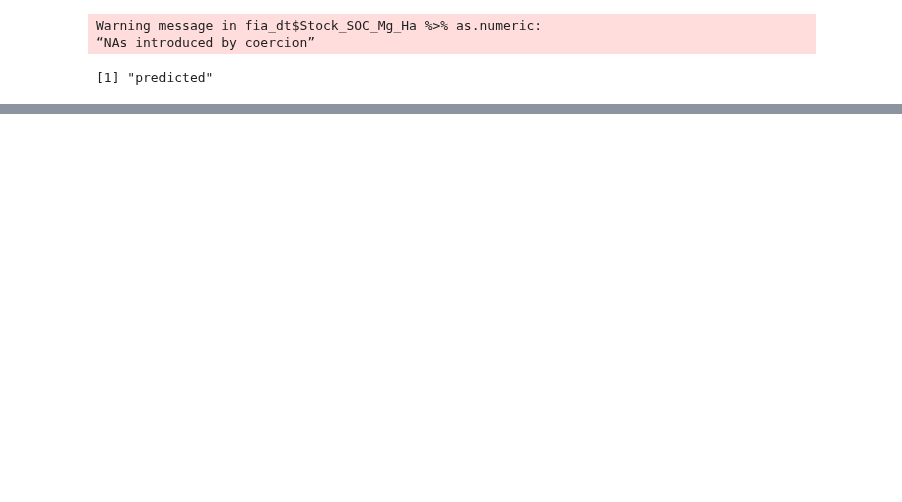
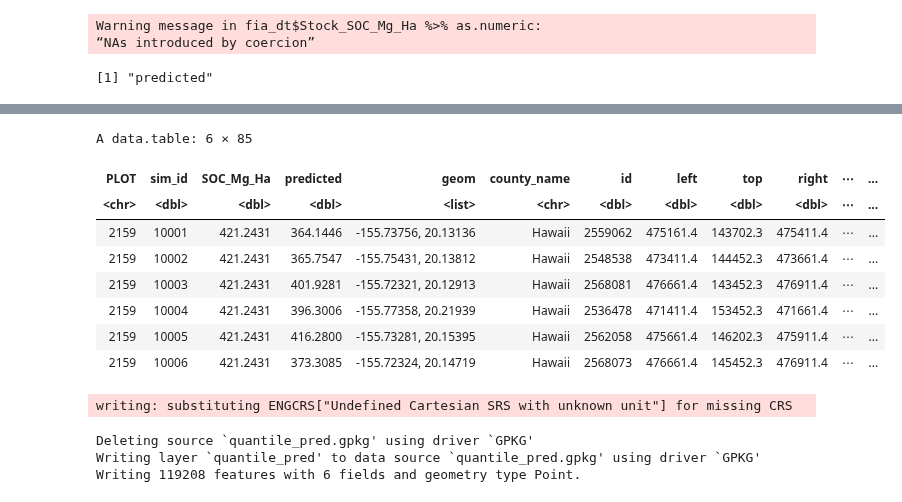
Before and after one commit to seismosmsr/hawaii_soils, a Jupyter notebook: Hawaii_Soils_Analysis.ipynb, the cells around one changed output, grey strips where cells are left out. Cells and saved outputs as stored; diff of their text form; code cells hidden in the pictures; blank space fills up the shorter version.

```diff
--- a/Hawaii_Soils_Analysis.ipynb
+++ b/Hawaii_Soils_Analysis.ipynb
@@ -250,2 +281,12 @@ fia_dt[,list(SOC_Mg_Ha = sum(SOC_Mg_Ha %>% as.numeric)),by = PLOT]$SOC_Mg_Ha %>%
 # %%
-names(sim_c_sum_dt)
+head(sim_c_sum_dt)
+# %% [output]
+A data.table: 6 × 85
+| PLOT | sim_id | SOC_Mg_Ha | predicted | geom | county_name | id | left | top | right | ⋯ | ... |
+| <chr> | <dbl> | <dbl> | <dbl> | <list> | <chr> | <dbl> | <dbl> | <dbl> | <dbl> | ⋯ | ... |
+| 2159 | 10001 | 421.2431 | 364.1446 | -155.73756, 20.13136 | Hawaii | 2559062 | 475161.4 | 143702.3 | 475411.4 | ⋯ | ... |
+| 2159 | 10002 | 421.2431 | 365.7547 | -155.75431, 20.13812 | Hawaii | 2548538 | 473411.4 | 144452.3 | 473661.4 | ⋯ | ... |
+| 2159 | 10003 | 421.2431 | 401.9281 | -155.72321, 20.12913 | Hawaii | 2568081 | 476661.4 | 143452.3 | 476911.4 | ⋯ | ... |
+| 2159 | 10004 | 421.2431 | 396.3006 | -155.77358, 20.21939 | Hawaii | 2536478 | 471411.4 | 153452.3 | 471661.4 | ⋯ | ... |
+| 2159 | 10005 | 421.2431 | 416.2800 | -155.73281, 20.15395 | Hawaii | 2562058 | 475661.4 | 146202.3 | 475911.4 | ⋯ | ... |
+| 2159 | 10006 | 421.2431 | 373.3085 | -155.72324, 20.14719 | Hawaii | 2568073 | 476661.4 | 145452.3 | 476911.4 | ⋯ | ... |
@@ -256,7 +297,12 @@ sim_c_sum_dt[,n_pred := length(predicted),by=id]
 # %%
 sim_c_sum_dt[,n_pred_good := length(predicted[rmse_p<.2]),by=id]
 # %%
-sim_c_sum_dt[rmse_p<.2][,list(SOC_Mg_Ha = mean(predicted),pred = length(predicted),total = mean(n_pred_good),geom=unique(geom)),by=.(id,group_quantile)] %>% st_as_sf %>% st_write('quantile_pred.gpkg',delete_dsn = T)
+sim_c_sum_dt[rmse_p<.2][,list(SOC_Mg_Ha = mean(predicted), pred = length(predicted),n_pred = mean(n_pred),n_pred_good = mean(n_pred_good),geom=unique(geom)),by=.(id,group_quantile)] %>% st_as_sf(crs='4326') %>% st_write('quantile_pred.gpkg',delete_dsn = T)
+# %% [output]
+writing: substituting ENGCRS["Undefined Cartesian SRS with unknown unit"] for missing CRS
+Deleting source `quantile_pred.gpkg' using driver `GPKG'
+Writing layer `quantile_pred' to data source `quantile_pred.gpkg' using driver `GPKG'
+Writing 119208 features with 6 fields and geometry type Point.
 # %%
 quant_dt <- sim_c_sum_dt[rmse_p<.2][,list(SOC_Mg_Ha = mean(predicted),pred = length(predicted),total = mean(n_pred_good),geom=unique(geom)),by=.(id,group_quantile)]
 quant_dt[,list(SOC_Mg_ha = sum(SOC_Mg_Ha*(pred/total)),geom = unique(geom)),by=id] %>% st_as_sf %>% st_write('sum_pred.gpkg',delete_dsn=T)
```
Also changed, not shown: parts of 25 cells of this notebook.
